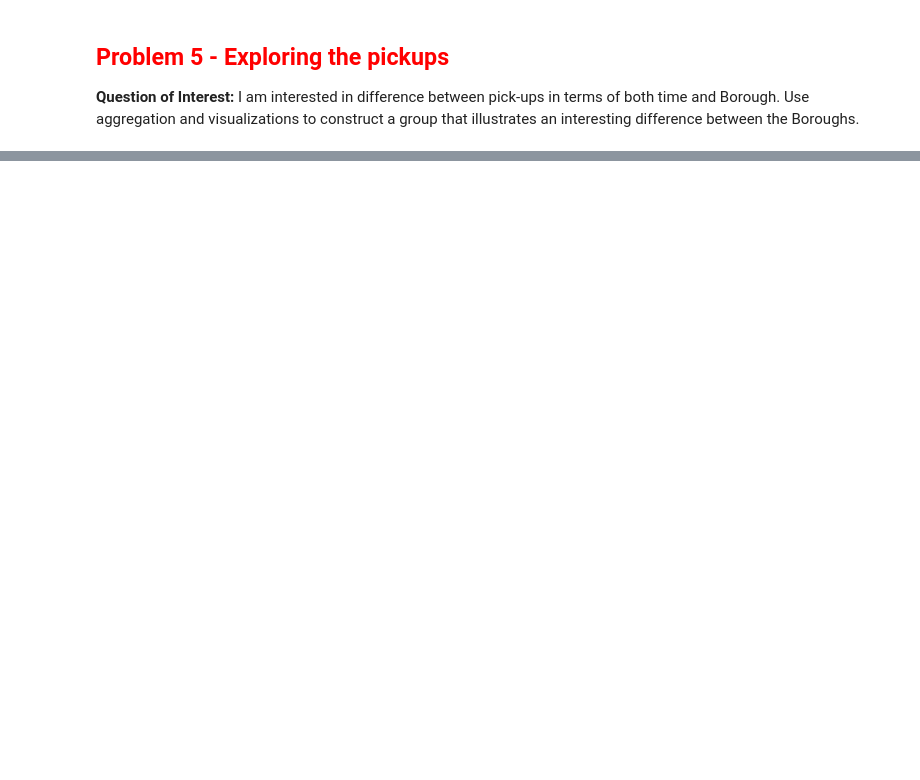
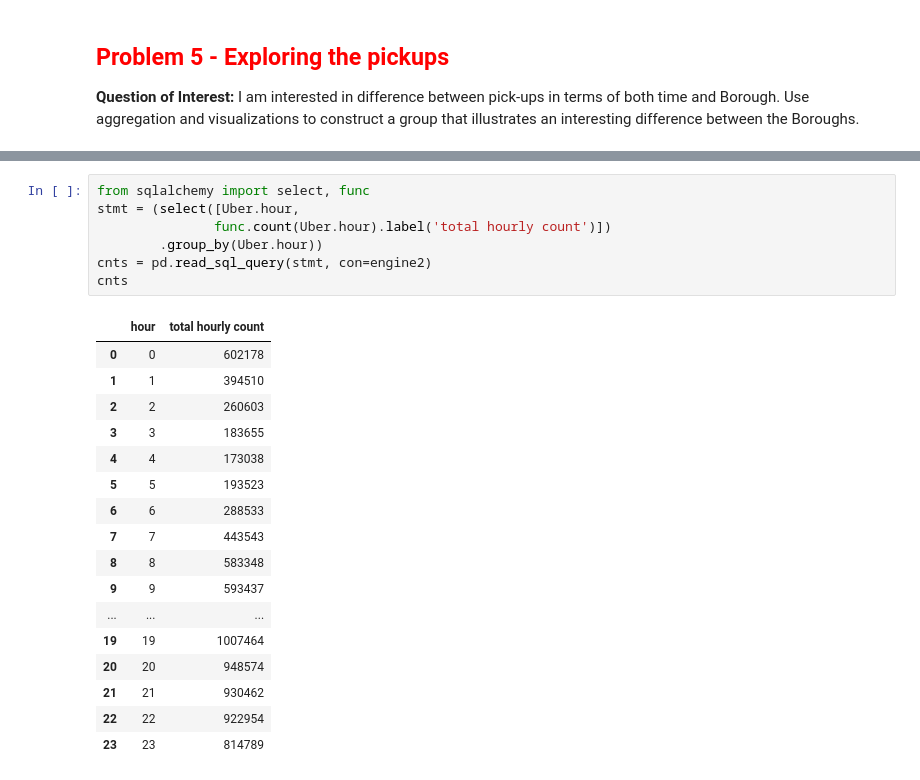
Before and after one commit to acker016/DSCI430, a Jupyter notebook: lab_5_joining_uber_data_DAY1.ipynb, the cells around one changed output, grey strips where cells are left out. Cells and saved outputs as stored; diff of their text form; blank space fills up the shorter version.

```diff
--- a/lab_5_joining_uber_data_DAY1.ipynb
+++ b/lab_5_joining_uber_data_DAY1.ipynb
@@ -125,0 +313,25 @@ Use `pandas` and your helper function to create a `sqlite` database for this fil
+# %%
+from sqlalchemy import select, func
+stmt = (select([Uber.hour,
+               func.count(Uber.hour).label('total hourly count')])
+        .group_by(Uber.hour))
+cnts = pd.read_sql_query(stmt, con=engine2)
+cnts
+# %% [output]
+|  | hour | total hourly count |
+| 0 | 0 | 602178 |
+| 1 | 1 | 394510 |
+| 2 | 2 | 260603 |
+| 3 | 3 | 183655 |
+| 4 | 4 | 173038 |
+| 5 | 5 | 193523 |
+| 6 | 6 | 288533 |
+| 7 | 7 | 443543 |
+| 8 | 8 | 583348 |
+| 9 | 9 | 593437 |
+| ... | ... | ... |
+| 19 | 19 | 1007464 |
+| 20 | 20 | 948574 |
+| 21 | 21 | 930462 |
+| 22 | 22 | 922954 |
+| 23 | 23 | 814789 |
```
Also changed, not shown: parts of 25 cells of this notebook, 5 other files.
